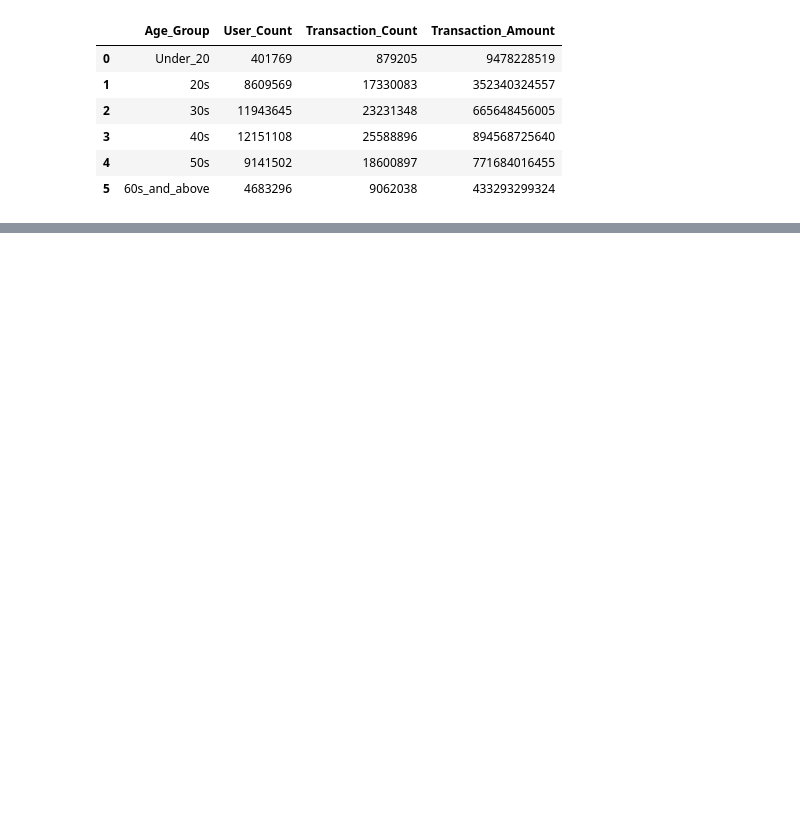
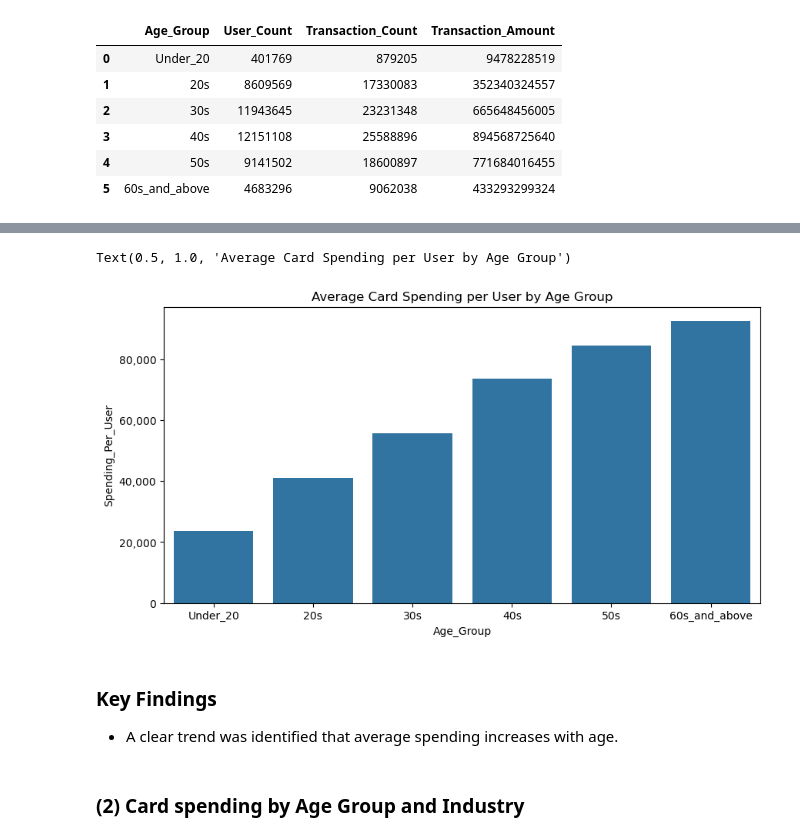
Before and after one commit to data-by-jpark/jeju-card-analysis, a Jupyter notebook: notebooks/jeju_card_analysis.ipynb, the cells around one changed output, grey strips where cells are left out. Drawn from its saved outputs; the diff is of its cells as text; code cells hidden in the pictures; blank space fills up the shorter version.

```diff
--- a/notebooks/jeju_card_analysis.ipynb
+++ b/notebooks/jeju_card_analysis.ipynb
@@ -349,0 +368,3 @@ Text(0.5, 1.0, 'Distribution of Card Users by Age Group')
+# %%
+groupby_age['Spending_Per_User'] = groupby_age['Transaction_Amount'] / groupby_age['User_Count']
+groupby_age
@@ -349,0 +379,12 @@ Text(0.5, 1.0, 'Distribution of Card Users by Age Group')
+# %%
+plt.gca().yaxis.set_major_formatter(plt.FuncFormatter(lambda x, _: f'{x:,.0f}'))
+sns.barplot(data=groupby_age, x='Age_Group', y='Spending_Per_User')
+plt.title('Average Card Spending per User by Age Group')
+# %% [output]
+Text(0.5, 1.0, 'Average Card Spending per User by Age Group')
+[figure, added]
+# %% [markdown]
+### Key Findings
+- A clear trend was identified that average spending increases with age.
+# %% [markdown]
+### (2) Card spending by Age Group and Industry
```
Also changed, not shown: parts of 12 cells of this notebook.
